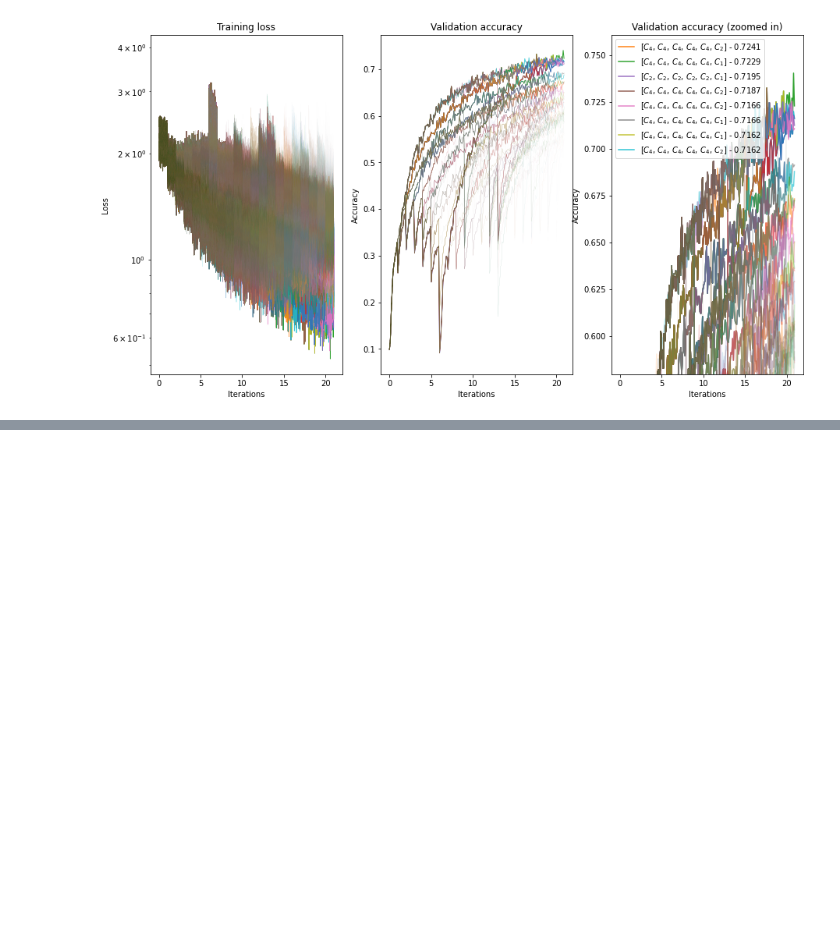
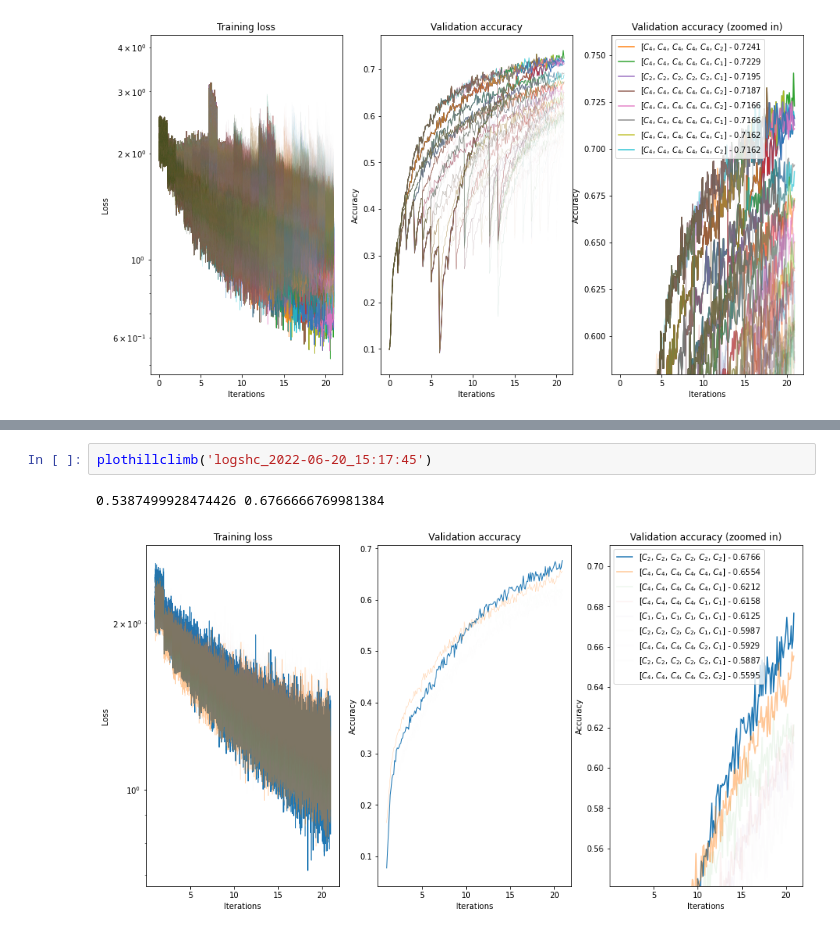
Before and after one commit to k8lion/equiNAS, a Jupyter notebook: plot.ipynb, the cells around one changed output, grey strips where cells are left out. Cells and saved outputs as stored; diff of their text form; blank space fills up the shorter version.

```diff
--- a/plot.ipynb
+++ b/plot.ipynb
@@ -162,0 +167,5 @@ plothillclimb('logshc_2022-06-15_13:58:22')
+# %%
+plothillclimb('logshc_2022-06-20_15:17:45')
+# %% [output]
+0.5387499928474426 0.6766666769981384
+[figure, added]
```
Also changed, not shown: parts of 4 cells of this notebook, 3 other files.
